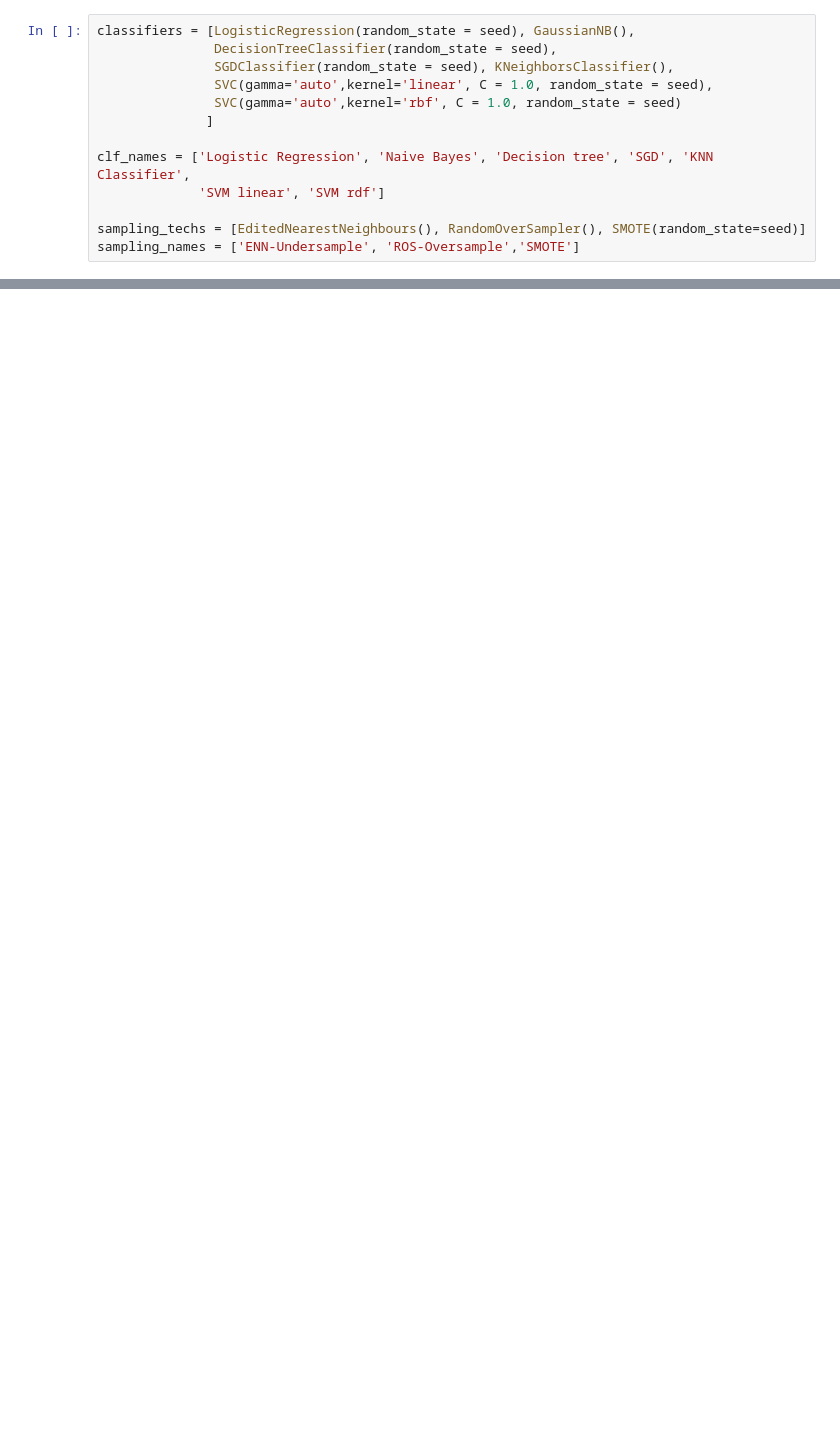
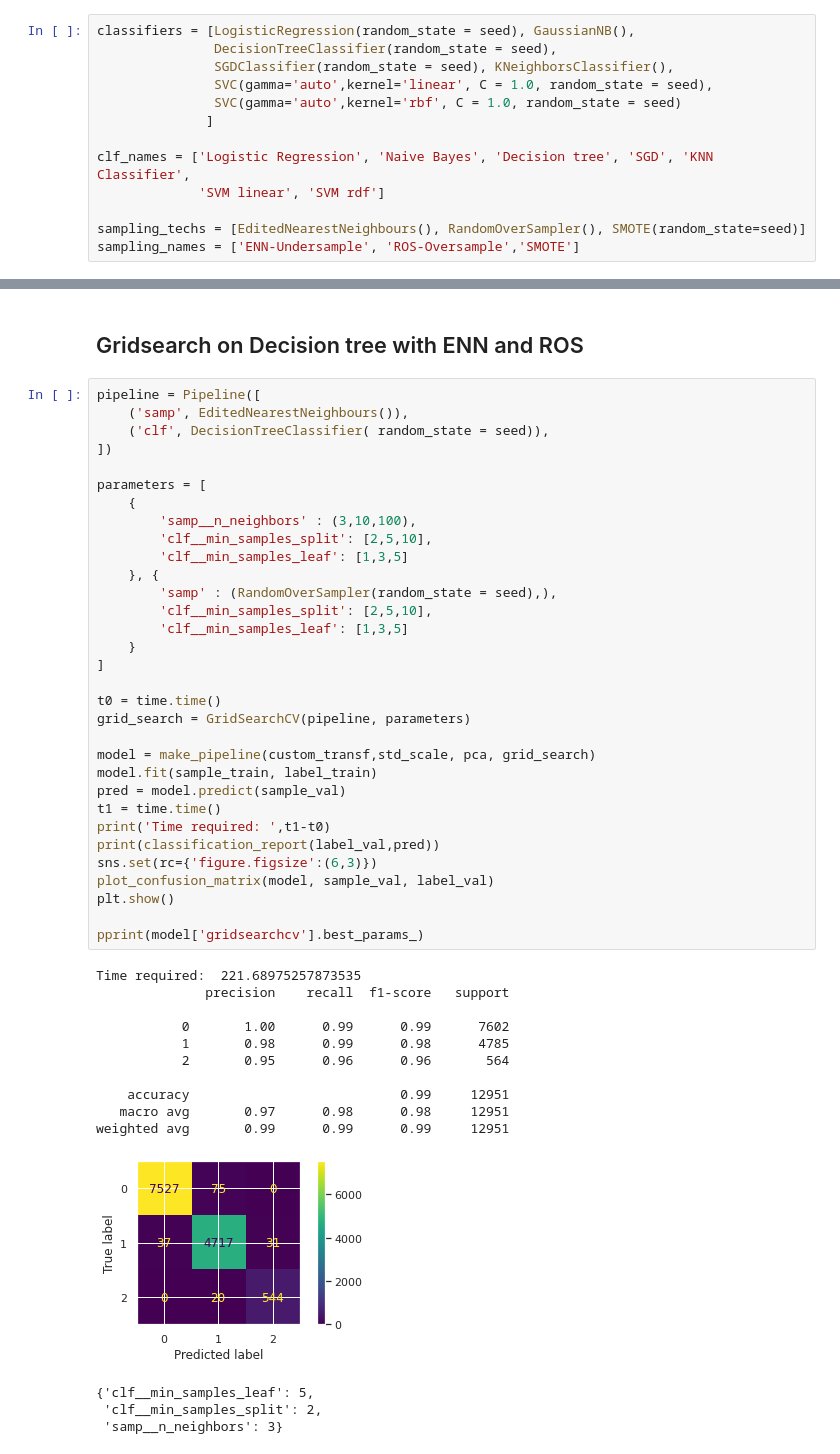
Before and after one commit to mattecora/DiamondClassifier, a Jupyter notebook: sagemaker/BaseModels.ipynb, the cells around one changed output, grey strips where cells are left out. Cells and saved outputs as stored; diff of their text form; blank space fills up the shorter version.

```diff
--- a/sagemaker/BaseModels.ipynb
+++ b/sagemaker/BaseModels.ipynb
@@ -352,0 +368,49 @@ print(best_f1, best_clf, best_samp)
+# %% [markdown]
+## Gridsearch on Decision tree with ENN and ROS
+# %%
+pipeline = Pipeline([
+    ('samp', EditedNearestNeighbours()),
+    ('clf', DecisionTreeClassifier( random_state = seed)),
+])
+
+parameters = [
+    {
+        'samp__n_neighbors' : (3,10,100),
+        'clf__min_samples_split': [2,5,10],
+        'clf__min_samples_leaf': [1,3,5]
+    }, {
+        'samp' : (RandomOverSampler(random_state = seed),),
+        'clf__min_samples_split': [2,5,10],
+        'clf__min_samples_leaf': [1,3,5]
+    }
+]
+
+t0 = time.time()
+grid_search = GridSearchCV(pipeline, parameters)
+
+model = make_pipeline(custom_transf,std_scale, pca, grid_search)
+model.fit(sample_train, label_train)
+pred = model.predict(sample_val)
+t1 = time.time()
+print('Time required: ',t1-t0)
+print(classification_report(label_val,pred))
+sns.set(rc={'figure.figsize':(6,3)})
+plot_confusion_matrix(model, sample_val, label_val)
+plt.show()
+
+pprint(model['gridsearchcv'].best_params_)
+# %% [output]
+Time required:  221.68975257873535
+              precision    recall  f1-score   support
+
+           0       1.00      0.99      0.99      7602
+           1       0.98      0.99      0.98      4785
+           2       0.95      0.96      0.96       564
+
+    accuracy                           0.99     12951
+   macro avg       0.97      0.98      0.98     12951
+weighted avg       0.99      0.99      0.99     12951
+[figure, added]
+{'clf__min_samples_leaf': 5,
+ 'clf__min_samples_split': 2,
+ 'samp__n_neighbors': 3}
```
Also changed, not shown: parts of 17 cells of this notebook.
